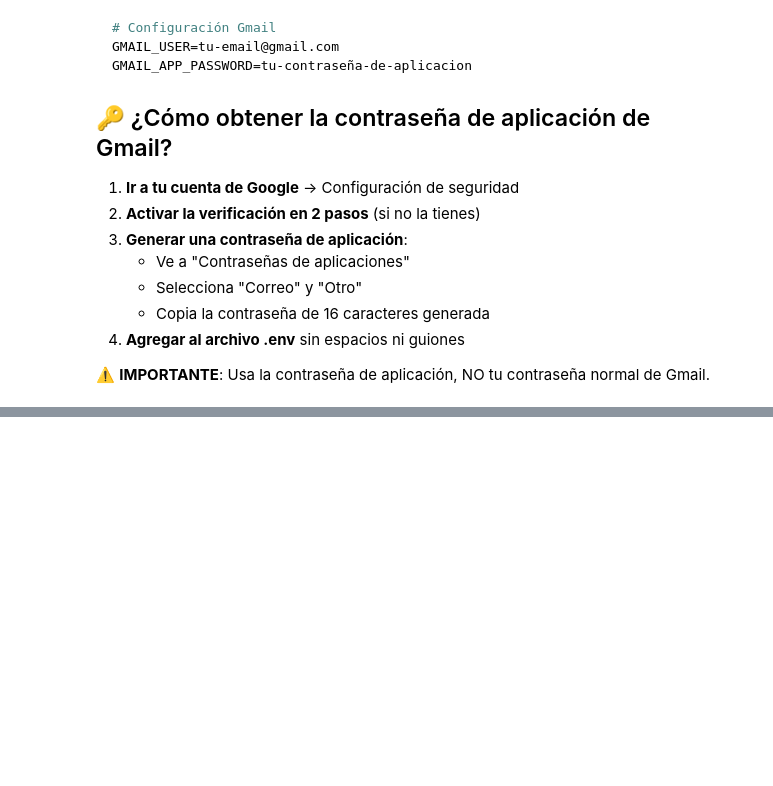
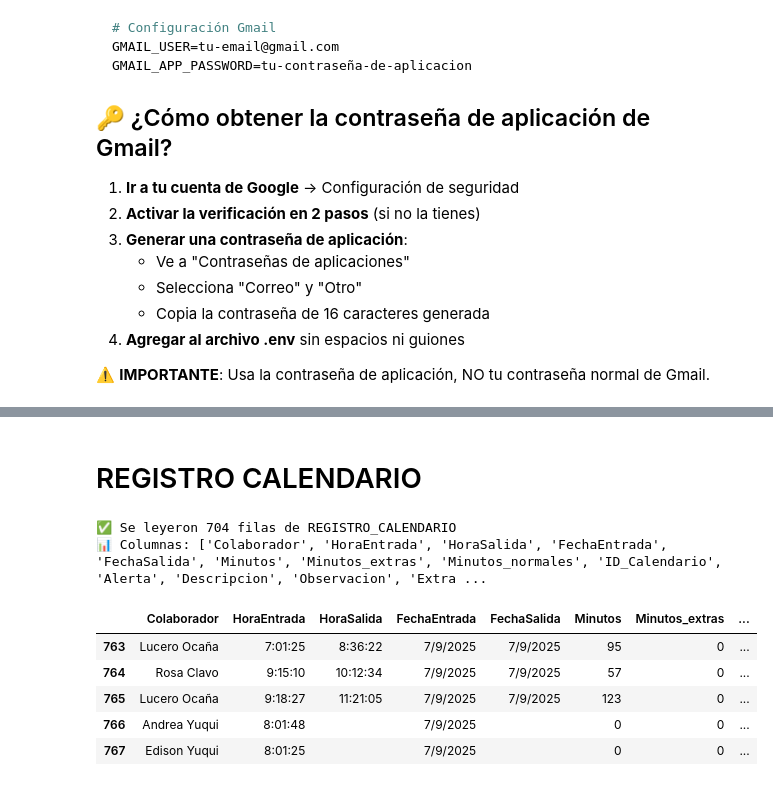
Before and after one commit to CuevaGavilanBenjamin/perisistemadeasistencia, a Jupyter notebook: EXTRACT.ipynb, the cells around one changed output, grey strips where cells are left out. Cells and saved outputs as stored; diff of their text form; code cells hidden in the pictures; blank space fills up the shorter version.

```diff
--- a/EXTRACT.ipynb
+++ b/EXTRACT.ipynb
@@ -1408,0 +364,16 @@ GMAIL_APP_PASSWORD=nhdz wqvv lxwc mgto
+# %% [markdown]
+# REGISTRO CALENDARIO
+# %%
+Registro_calendario=leer_hoja("REGISTRO_CALENDARIO")
+# %% [output]
+✅ Se leyeron 704 filas de REGISTRO_CALENDARIO
+📊 Columnas: ['Colaborador', 'HoraEntrada', 'HoraSalida', 'FechaEntrada', 'FechaSalida', 'Minutos', 'Minutos_extras', 'Minutos_normales', 'ID_Calendario', 'Alerta', 'Descripcion', 'Observacion', 'Extra ...
+# %%
+Registro_calendario.tail()
+# %% [output]
+|  | Colaborador | HoraEntrada | HoraSalida | FechaEntrada | FechaSalida | Minutos | Minutos_extras | ... |
+| 763 | Lucero Ocaña | 7:01:25 | 8:36:22 | 7/9/2025 | 7/9/2025 | 95 | 0 | ... |
+| 764 | Rosa Clavo | 9:15:10 | 10:12:34 | 7/9/2025 | 7/9/2025 | 57 | 0 | ... |
+| 765 | Lucero Ocaña | 9:18:27 | 11:21:05 | 7/9/2025 | 7/9/2025 | 123 | 0 | ... |
+| 766 | Andrea Yuqui | 8:01:48 |  | 7/9/2025 |  | 0 | 0 | ... |
+| 767 | Edison Yuqui | 8:01:25 |  | 7/9/2025 |  | 0 | 0 | ... |
```
Also changed, not shown: parts of 21 cells of this notebook, 3 other files.
